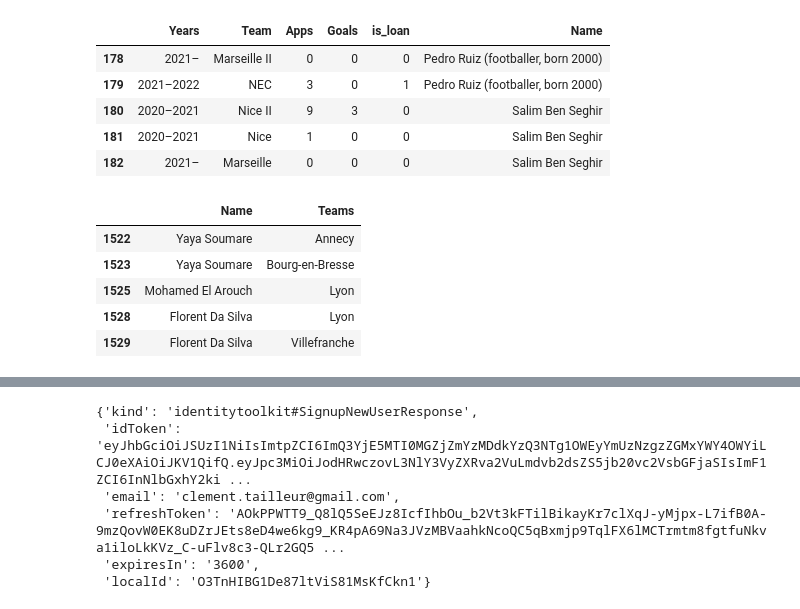
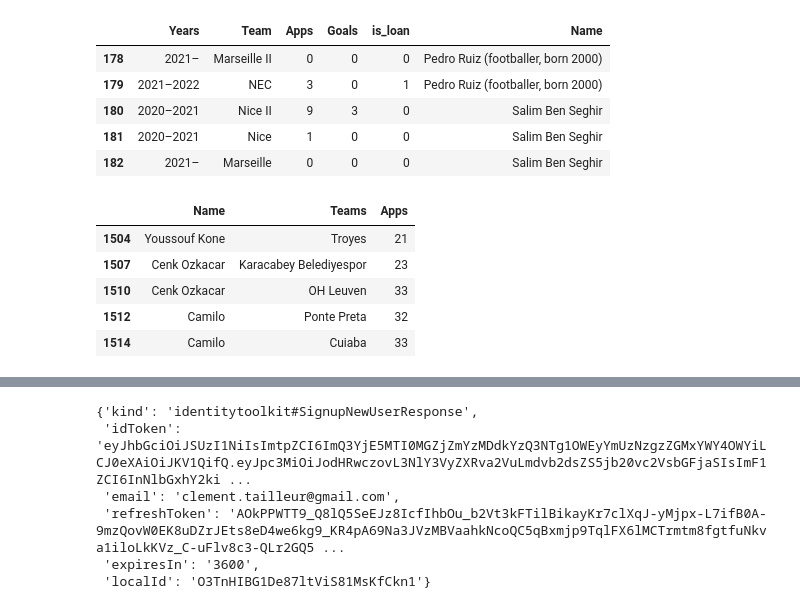
Before and after one commit to ClementTr/sellaci-backend, a Jupyter notebook: data_extract/Scrapper Wiki.ipynb, the cells around one changed output, grey strips where cells are left out. Saved outputs shown, nothing was run; the diff lists cells and outputs as text; code cells hidden in the pictures.

```diff
--- a/data_extract/Scrapper Wiki.ipynb
+++ b/data_extract/Scrapper Wiki.ipynb
@@ -127,28 +127,29 @@ df_players_club.tail()
 # %%
 all_files = glob.glob("players/*.csv")
 li = []
 
 for filename in all_files:
     df = pd.read_csv(filename, index_col=None, header=0)
     li.append(df)
 
-frame = pd.concat(li, axis=0, ignore_index=True).rename(columns={'Team': 'Teams'})[['Name', 'Teams']]
+frame = pd.concat(li, axis=0, ignore_index=True).rename(columns={'Team': 'Teams'})[['Name', 'Teams', 'Apps']]
 
-for c in frame.columns:
+for c in ['Name', 'Teams']:
     frame[c] = frame[c].apply(lambda x: unidecode(unquote(x.strip()))).str.replace(r"\(.*\)", "", regex=True)
 
 
 frame = frame[
     (~frame['Teams'].str.endswith(' B'))
     & (~frame['Teams'].str.endswith(' II'))
     & (~frame['Teams'].str.endswith(' 2'))
+    & (frame['Apps'] > 20)
 ]
 frame.drop_duplicates(inplace=True)
 frame.tail()
 # %% [output]
-|  | Name | Teams |
-| 1522 | Yaya Soumare | Annecy |
-| 1523 | Yaya Soumare | Bourg-en-Bresse |
-| 1525 | Mohamed El Arouch | Lyon |
-| 1528 | Florent Da Silva | Lyon |
-| 1529 | Florent Da Silva | Villefranche |
+|  | Name | Teams | Apps |
+| 1504 | Youssouf Kone | Troyes | 21 |
+| 1507 | Cenk Ozkacar | Karacabey Belediyespor | 23 |
+| 1510 | Cenk Ozkacar | OH Leuven | 33 |
+| 1512 | Camilo | Ponte Preta | 32 |
+| 1514 | Camilo | Cuiaba | 33 |
```
Also changed, not shown: parts of 22 cells of this notebook, 13 other files.
